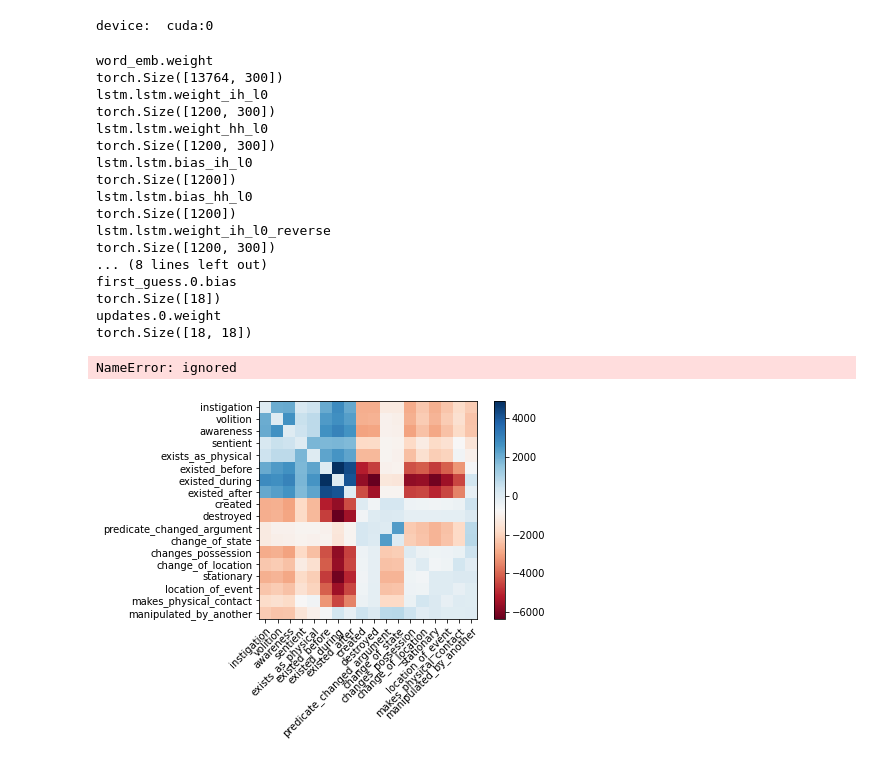
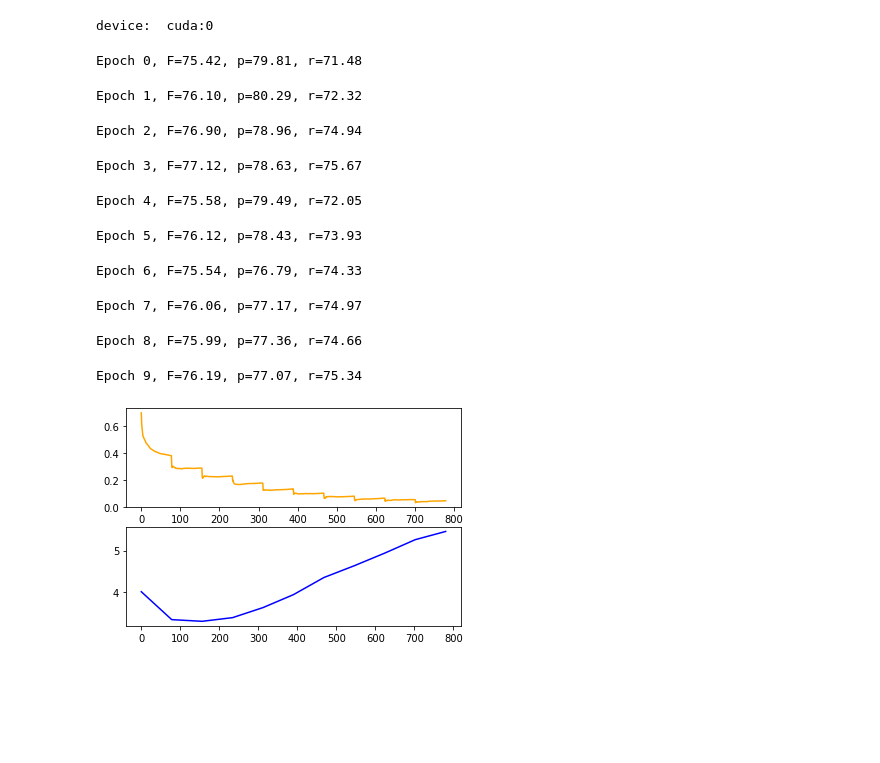
Before and after one commit to dylanfinkbeiner/cs685_finalproj, a Jupyter notebook: src/colab_test.ipynb, the cells around one changed output. Cells and saved outputs as stored; diff of their text form; code cells hidden in the pictures; blank space fills up the shorter version.

```diff
--- a/src/colab_test.ipynb
+++ b/src/colab_test.ipynb
@@ -503,61 +551,51 @@ args = {
     'h_size': 300,
     #'shared_size': 300,
     'glove_d': 300,
-    'use_attention': True
+    'use_attention': False,
+    'use_lstm': False
 }
 
 seed = args['seed']
 
 random.seed(seed)
 torch.manual_seed(seed)
 np.random.seed(seed)
 
 data = get_data(args)
 
 w2i, i2w = data['dicts']
 emb_np = data['emb_np']
 X, y = data['lstm_data']
 
-co_occur, anti_occur = co_occurences(y['train'])
-# show_weights(co_occur, properties=PROPERTIES, cmap='Greens')
-# show_weights(anti_occur, properties=PROPERTIES, cmap='Reds')
-show_weights(co_occur - anti_occur, properties=PROPERTIES)
+#co_occur, anti_occur = co_occurrences(y['train'])
+#show_weights(co_occur, properties=PROPERTIES, cmap='Greens')
+#show_weights(anti_occur, properties=PROPERTIES, cmap='Reds')
+#show_weights(co_occur - anti_occur, properties=PROPERTIES)
 
 
 model = SPRL(
     vocab_size=len(w2i),
     emb_size=int(args['glove_d']),
     h_size=args['h_size'],
     #shared_size=args['shared_size'],
     padding_idx=w2i[PAD_TOKEN],
     emb_np=emb_np,
     properties=PROPERTIES,
-    use_attention=args['use_attention'])
+    use_attention=args['use_attention'],
+    use_lstm=args['use_lstm'],
+    direction_feature=False)
 model.to(device)
 
-for name, param in model.named_parameters():
-  print(name)
-  print(param.data.shape)
-breakpoint()
-
 train_lstm(args, model, X, y)
 # %% [output]
-word_emb.weight
-torch.Size([13764, 300])
-lstm.lstm.weight_ih_l0
-torch.Size([1200, 300])
-lstm.lstm.weight_hh_l0
-torch.Size([1200, 300])
-lstm.lstm.bias_ih_l0
-torch.Size([1200])
-lstm.lstm.bias_hh_l0
-torch.Size([1200])
-lstm.lstm.weight_ih_l0_reverse
-torch.Size([1200, 300])
-... (8 lines left out)
-first_guess.0.bias
-torch.Size([18])
-updates.0.weight
-torch.Size([18, 18])
+Epoch 0, F=75.42, p=79.81, r=71.48
-NameError: ignored
+Epoch 1, F=76.10, p=80.29, r=72.32
+Epoch 2, F=76.90, p=78.96, r=74.94
+Epoch 3, F=77.12, p=78.63, r=75.67
+Epoch 4, F=75.58, p=79.49, r=72.05
+Epoch 5, F=76.12, p=78.43, r=73.93
+Epoch 6, F=75.54, p=76.79, r=74.33
+Epoch 7, F=76.06, p=77.17, r=74.97
+Epoch 8, F=75.99, p=77.36, r=74.66
+Epoch 9, F=76.19, p=77.07, r=75.34
-[figure, old version]
+[figure, new version]
```
Also changed, not shown: parts of 4 cells of this notebook.
